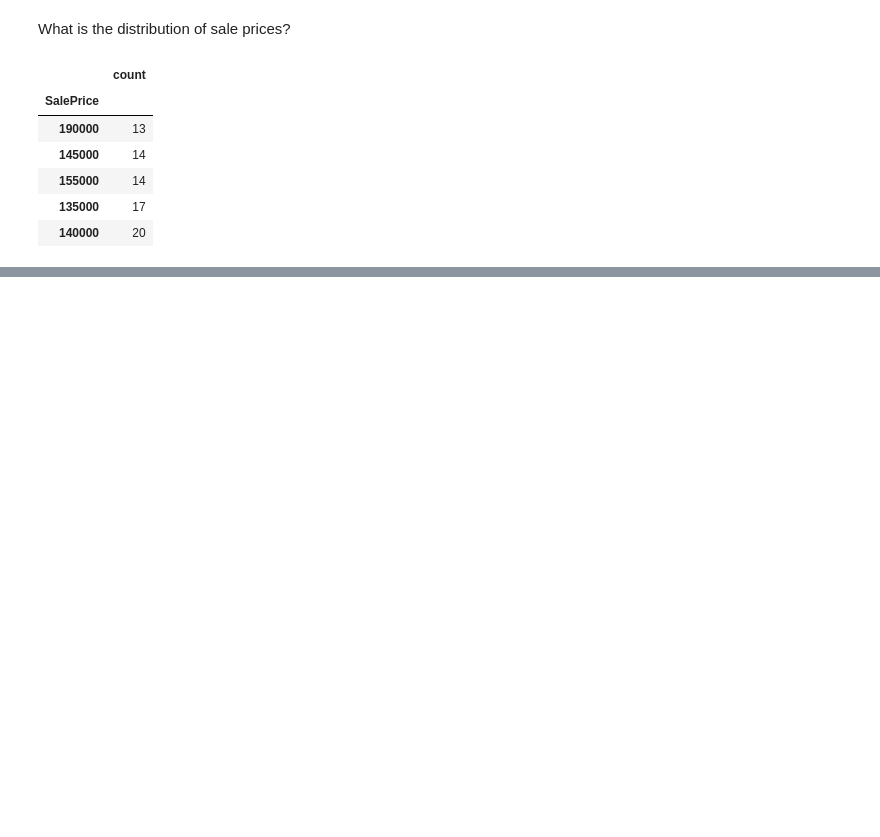
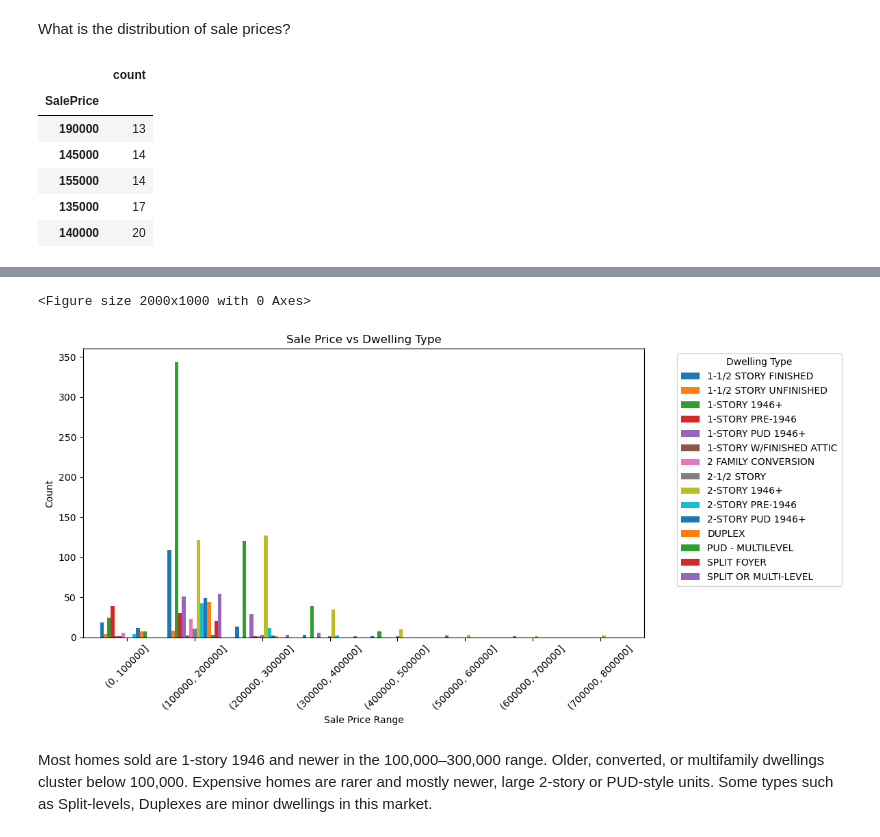
Before and after one commit to khadazhaia/house-prices-regression, a Jupyter notebook: code/01eda.ipynb, the cells around one changed output, grey strips where cells are left out. Saved outputs shown, nothing was run; the diff lists cells and outputs as text; code cells hidden in the pictures; blank space fills up the shorter version.

```diff
--- a/code/01eda.ipynb
+++ b/code/01eda.ipynb
@@ -224,0 +266,17 @@ dwelling_counts
+# %%
+# Plot grouped bar chart
+plt.figure(figsize=(20, 10))
+ax = dwelling_counts.plot(kind='bar', figsize=(12, 6), width=0.8)
+
+plt.title("Sale Price vs Dwelling Type")
+plt.xlabel("Sale Price Range")
+plt.ylabel("Count")
+plt.xticks(rotation=45)
+plt.legend(title="Dwelling Type", bbox_to_anchor=(1.05, 1), loc='upper left')
+plt.tight_layout()
+plt.show()
+# %% [output]
+<Figure size 2000x1000 with 0 Axes>
+[figure, added]
+# %% [markdown]
+Most homes sold are 1-story 1946 and newer in the 100,000–300,000 range. Older, converted, or multifamily dwellings cluster below 100,000. Expensive homes are rarer and mostly newer, large 2-story or PUD-style units. Some types such as Split-levels, Duplexes are minor dwellings in this market.
```
Also changed, not shown: parts of 14 cells of this notebook.
